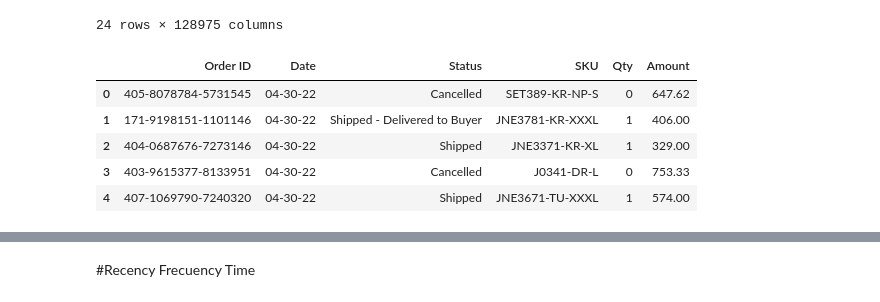
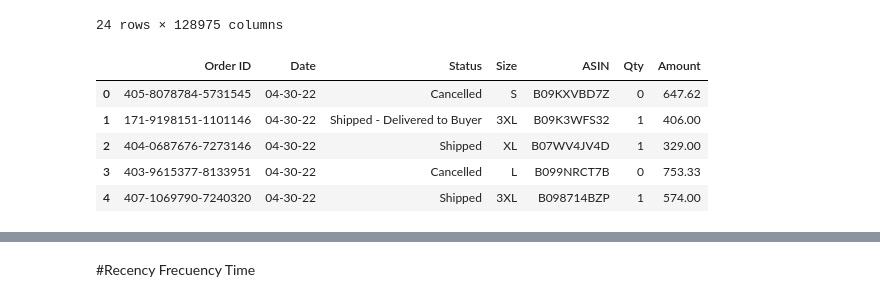
Before and after one commit to Requenamar3/Data-Mining, a Jupyter notebook: Data_Mining_Module1_AMZ_CLV.ipynb, the cells around one changed output, grey strips where cells are left out. Drawn from its saved outputs; the diff is of its cells as text; code cells hidden in the pictures.

```diff
--- a/Data_Mining_Module1_AMZ_CLV.ipynb
+++ b/Data_Mining_Module1_AMZ_CLV.ipynb
@@ -124,18 +127,18 @@ AMZ.T
 # %%
 # Define the columns you want to read
 columns_to_read = [
     'Order ID', 'Date', 'Status', 'Qty','Amount',
-    'SKU'
+    'ASIN', 'Size'
 ]
 
 # Read the specified columns from the CSV
-AMZ = pd.read_csv("Amazon Sale Report.csv", usecols=columns_to_read)
+filtered_AMZ = pd.read_csv("Amazon Sale Report.csv", usecols=columns_to_read)
 
-AMZ.head()
+filtered_AMZ.head()
 # %% [output]
-|  | Order ID | Date | Status | SKU | Qty | Amount |
-| 0 | 405-8078784-5731545 | 04-30-22 | Cancelled | SET389-KR-NP-S | 0 | 647.62 |
-| 1 | 171-9198151-1101146 | 04-30-22 | Shipped - Delivered to Buyer | JNE3781-KR-XXXL | 1 | 406.00 |
-| 2 | 404-0687676-7273146 | 04-30-22 | Shipped | JNE3371-KR-XL | 1 | 329.00 |
-| 3 | 403-9615377-8133951 | 04-30-22 | Cancelled | J0341-DR-L | 0 | 753.33 |
-| 4 | 407-1069790-7240320 | 04-30-22 | Shipped | JNE3671-TU-XXXL | 1 | 574.00 |
+|  | Order ID | Date | Status | Size | ASIN | Qty | Amount |
+| 0 | 405-8078784-5731545 | 04-30-22 | Cancelled | S | B09KXVBD7Z | 0 | 647.62 |
+| 1 | 171-9198151-1101146 | 04-30-22 | Shipped - Delivered to Buyer | 3XL | B09K3WFS32 | 1 | 406.00 |
+| 2 | 404-0687676-7273146 | 04-30-22 | Shipped | XL | B07WV4JV4D | 1 | 329.00 |
+| 3 | 403-9615377-8133951 | 04-30-22 | Cancelled | L | B099NRCT7B | 0 | 753.33 |
+| 4 | 407-1069790-7240320 | 04-30-22 | Shipped | 3XL | B098714BZP | 1 | 574.00 |
```
Also changed, not shown: parts of 22 cells of this notebook.
